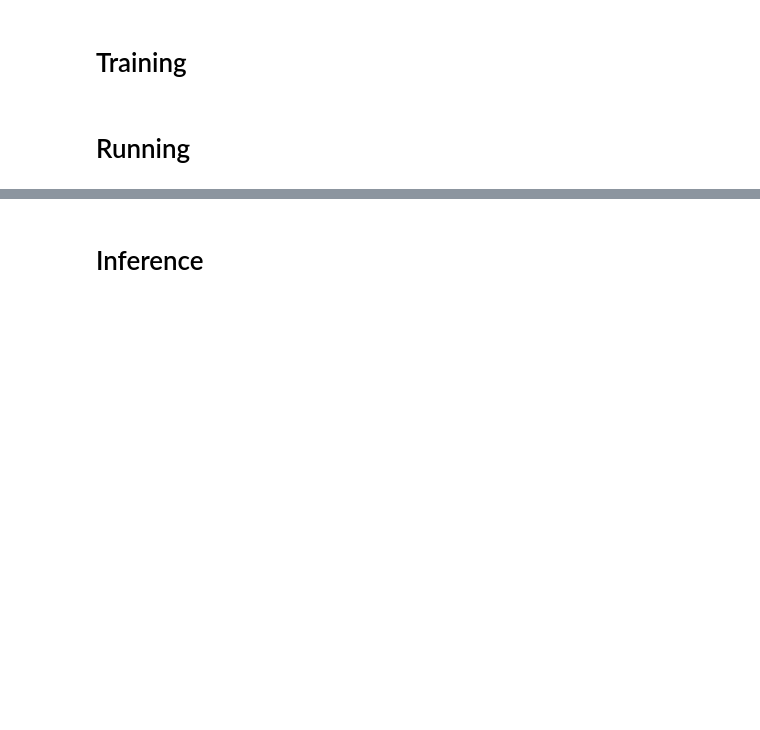
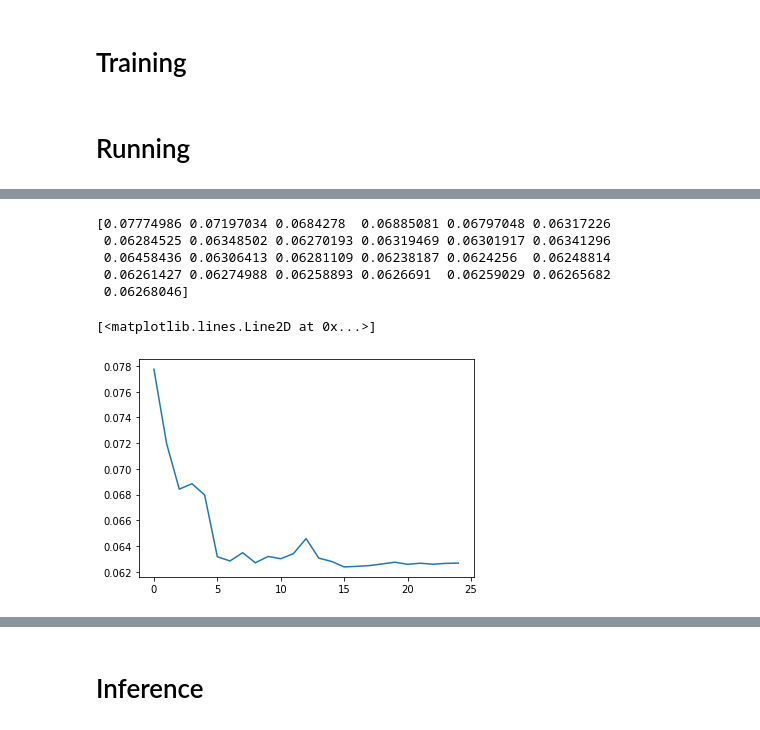
Before and after one commit to nosound2/RSNA-Hemorrhage, a Jupyter notebook: notebooks/Shallow-NN-TPU.ipynb, the cells around one changed output, grey strips where cells are left out. Saved outputs shown, nothing was run; the diff lists cells and outputs as text; code cells hidden in the pictures; blank space fills up the shorter version.

```diff
--- a/notebooks/Shallow-NN-TPU.ipynb
+++ b/notebooks/Shallow-NN-TPU.ipynb
@@ -1297,0 +1273,18 @@ pd.read_csv(PATH_WORK/'stats.f{}.v{}'.format(0,VERSION))
+# %%
+ver = 72
+res = (pd.read_csv(PATH_WORK/'stats.f{}.v{}'.format(0,ver)).val_loss.values +
+       pd.read_csv(PATH_WORK/'stats.f{}.v{}'.format(1,ver)).val_loss.values +
+       pd.read_csv(PATH_WORK/'stats.f{}.v{}'.format(2,ver)).val_loss.values) / 3
+
+# 5x1e-3, 10x2e-4, 7x2e-5, 3x5e-6
+print(res)
+
+plt.plot(res)
+# %% [output]
+[0.07774986 0.07197034 0.0684278  0.06885081 0.06797048 0.06317226
+ 0.06284525 0.06348502 0.06270193 0.06319469 0.06301917 0.06341296
+ 0.06458436 0.06306413 0.06281109 0.06238187 0.0624256  0.06248814
+ 0.06261427 0.06274988 0.06258893 0.0626691  0.06259029 0.06265682
+ 0.06268046]
+[<matplotlib.lines.Line2D at 0x...>]
+[figure, added]
```
Also changed, not shown: parts of 50 cells of this notebook, 1 other file.
